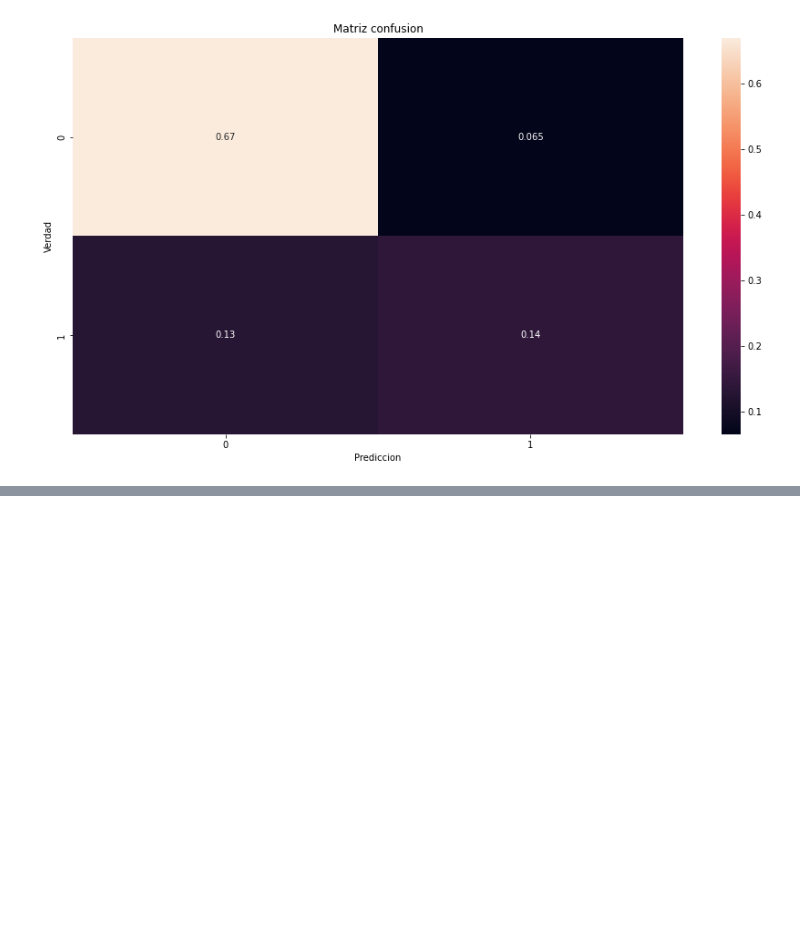
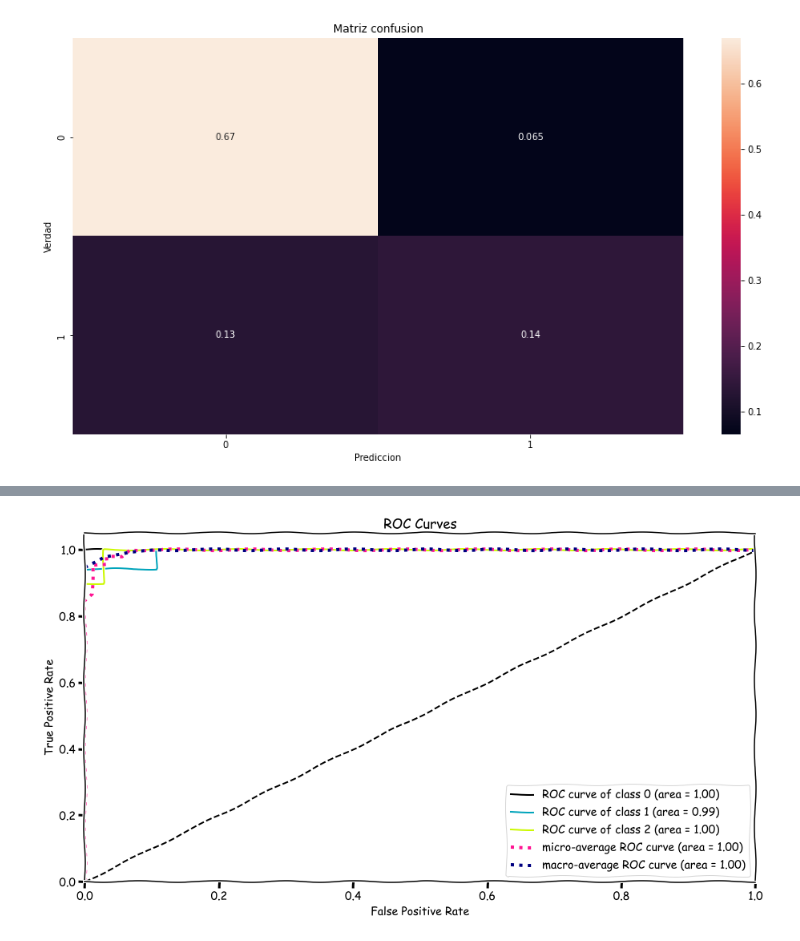
Before and after one commit to Ironhack-Data-Madrid-Agosto-2022/Apuntes-de-clase, a Jupyter notebook: semana_7/2.1 - Evaluacion Supervisado.ipynb, the cells around one changed output, grey strips where cells are left out. Saved outputs shown, nothing was run; the diff lists cells and outputs as text; code cells hidden in the pictures; blank space fills up the shorter version.

```diff
--- a/semana_7/2.1 - Evaluacion Supervisado.ipynb
+++ b/semana_7/2.1 - Evaluacion Supervisado.ipynb
@@ -303,0 +368,8 @@ plt.show();
+# %%
+rfc=RFC()
+
+rfc.fit(X_train, y_train)
+
+y_pred=rfc.predict(X_test)
+
+y_prob=rfc.predict_proba(X_test)
@@ -303,0 +384,6 @@ plt.show();
+# %%
+with plt.xkcd():
+
+    skplt.metrics.plot_roc(y_test, y_prob, figsize=(15, 8));
+# %% [output]
+[figure, added]
```
Also changed, not shown: parts of 10 cells of this notebook, 1 other file.
